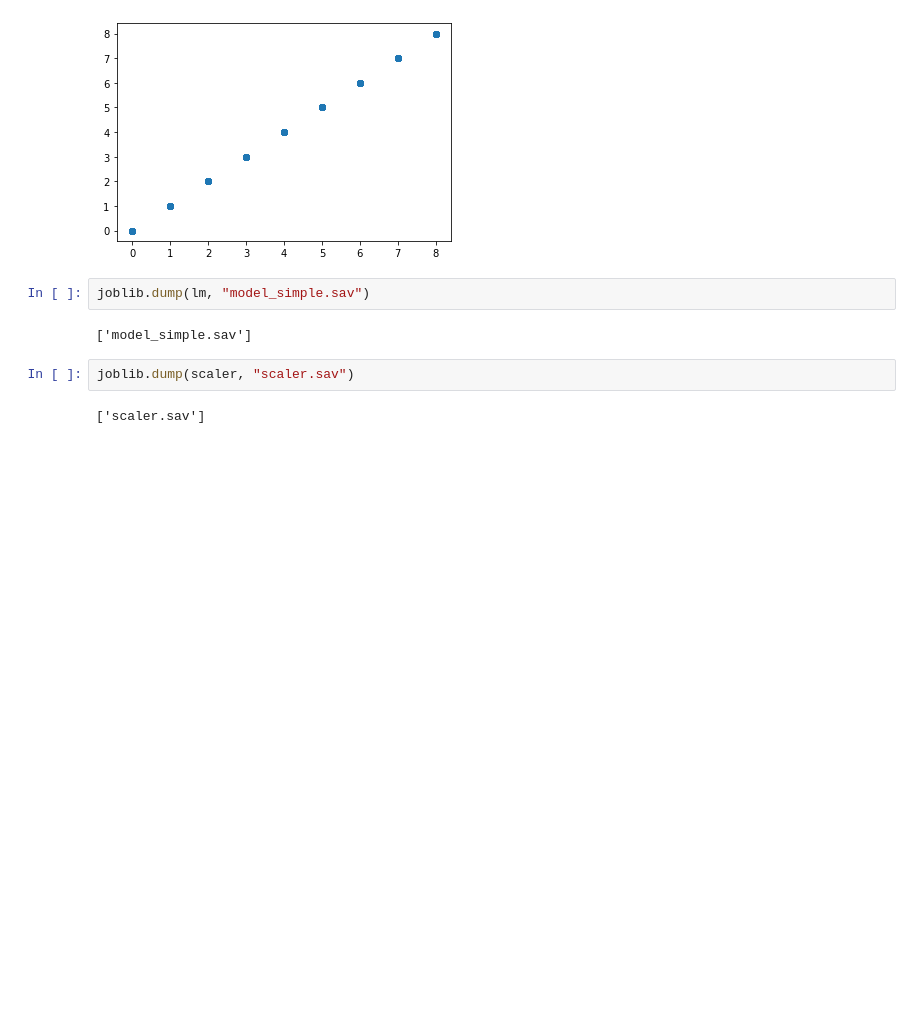
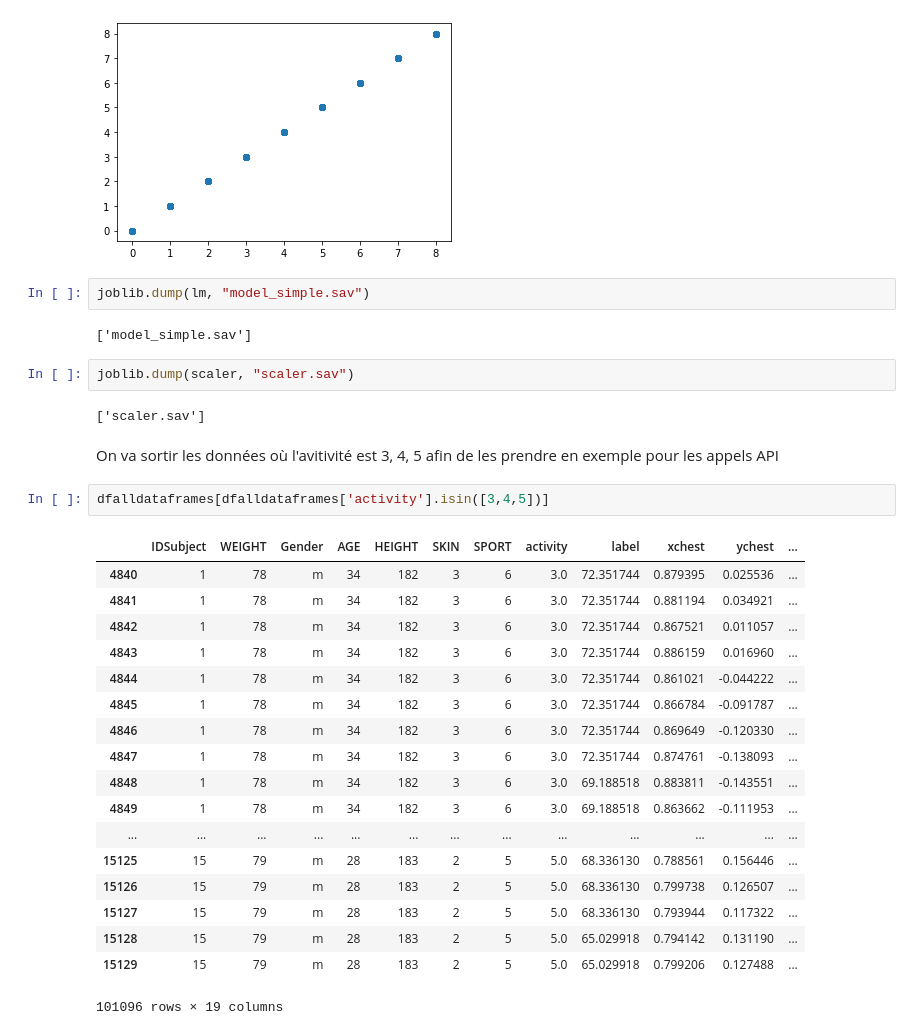
Before and after one commit to EliseCabrerizo/Python2020, a Jupyter notebook: Projet_PPG-CABRERIZO_Elise.ipynb, the cells around one changed output. Drawn from its saved outputs; the diff is of its cells as text; blank space fills up the shorter version.

```diff
--- a/Projet_PPG-CABRERIZO_Elise.ipynb
+++ b/Projet_PPG-CABRERIZO_Elise.ipynb
@@ -526,3 +533,26 @@ joblib.dump(lm, "model_simple.sav")
 joblib.dump(scaler, "scaler.sav")
 # %% [output]
 ['scaler.sav']
+# %% [markdown]
+On va sortir les données où l'avitivité est 3, 4, 5 afin de les prendre en exemple pour les appels API
+# %%
+dfalldataframes[dfalldataframes['activity'].isin([3,4,5])]
+# %% [output]
+|  | IDSubject | WEIGHT | Gender | AGE | HEIGHT | SKIN | SPORT | activity | label | xchest | ychest | ... |
+| 4840 | 1 | 78 | m | 34 | 182 | 3 | 6 | 3.0 | 72.351744 | 0.879395 | 0.025536 | ... |
+| 4841 | 1 | 78 | m | 34 | 182 | 3 | 6 | 3.0 | 72.351744 | 0.881194 | 0.034921 | ... |
+| 4842 | 1 | 78 | m | 34 | 182 | 3 | 6 | 3.0 | 72.351744 | 0.867521 | 0.011057 | ... |
+| 4843 | 1 | 78 | m | 34 | 182 | 3 | 6 | 3.0 | 72.351744 | 0.886159 | 0.016960 | ... |
+| 4844 | 1 | 78 | m | 34 | 182 | 3 | 6 | 3.0 | 72.351744 | 0.861021 | -0.044222 | ... |
+| 4845 | 1 | 78 | m | 34 | 182 | 3 | 6 | 3.0 | 72.351744 | 0.866784 | -0.091787 | ... |
+| 4846 | 1 | 78 | m | 34 | 182 | 3 | 6 | 3.0 | 72.351744 | 0.869649 | -0.120330 | ... |
+| 4847 | 1 | 78 | m | 34 | 182 | 3 | 6 | 3.0 | 72.351744 | 0.874761 | -0.138093 | ... |
+| 4848 | 1 | 78 | m | 34 | 182 | 3 | 6 | 3.0 | 69.188518 | 0.883811 | -0.143551 | ... |
+| 4849 | 1 | 78 | m | 34 | 182 | 3 | 6 | 3.0 | 69.188518 | 0.863662 | -0.111953 | ... |
+| ... | ... | ... | ... | ... | ... | ... | ... | ... | ... | ... | ... | ... |
+| 15125 | 15 | 79 | m | 28 | 183 | 2 | 5 | 5.0 | 68.336130 | 0.788561 | 0.156446 | ... |
+| 15126 | 15 | 79 | m | 28 | 183 | 2 | 5 | 5.0 | 68.336130 | 0.799738 | 0.126507 | ... |
+| 15127 | 15 | 79 | m | 28 | 183 | 2 | 5 | 5.0 | 68.336130 | 0.793944 | 0.117322 | ... |
+| 15128 | 15 | 79 | m | 28 | 183 | 2 | 5 | 5.0 | 65.029918 | 0.794142 | 0.131190 | ... |
+| 15129 | 15 | 79 | m | 28 | 183 | 2 | 5 | 5.0 | 65.029918 | 0.799206 | 0.127488 | ... |
+101096 rows × 19 columns
```
Also changed, not shown: parts of 16 cells of this notebook, 7 other files.
